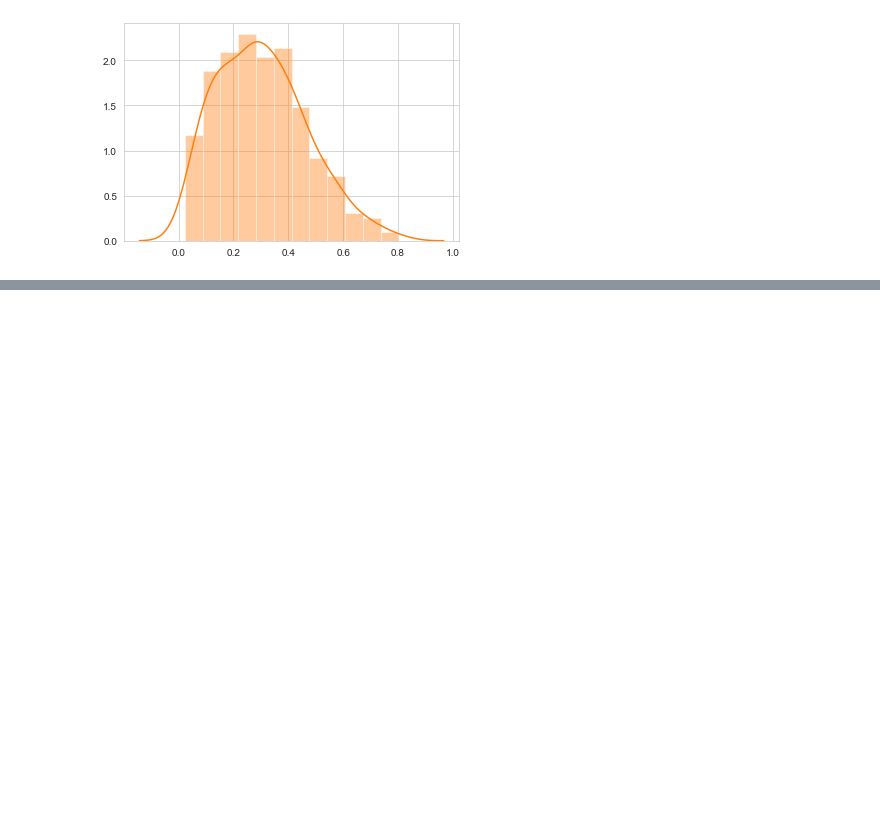
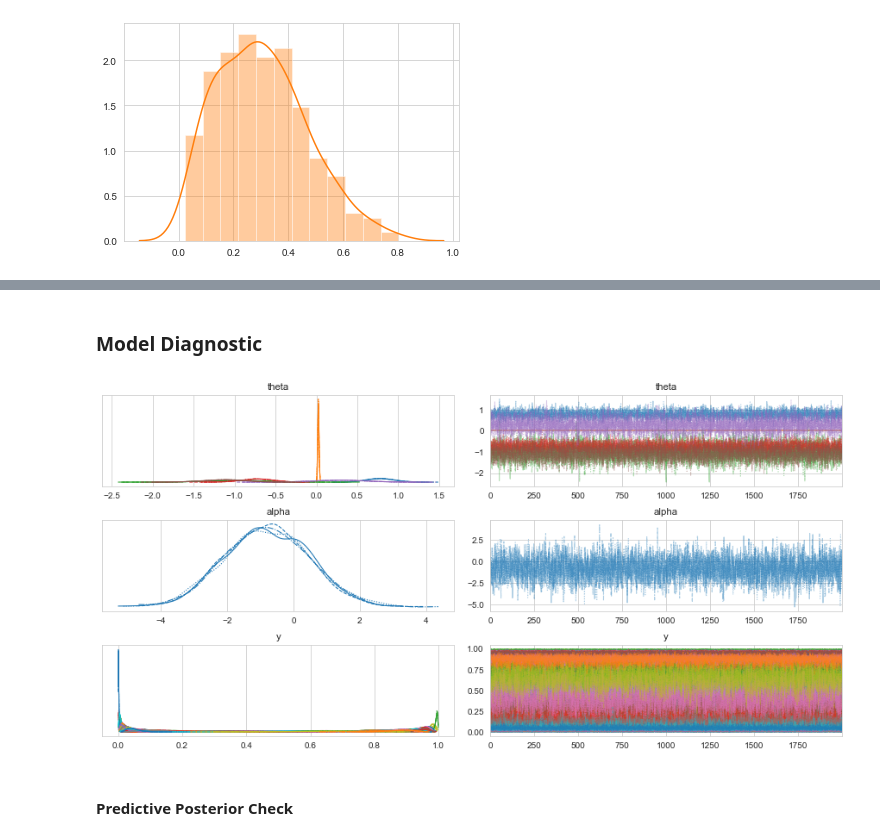
Before and after one commit to iammelvink/Heart-Disease-Project-AML, a Jupyter notebook: Heart_Disease_Project_Notebook.ipynb, the cells around one changed output, grey strips where cells are left out. Drawn from its saved outputs; the diff is of its cells as text; code cells hidden in the pictures; blank space fills up the shorter version.

Commit message:
Coded PML model

```diff
--- a/Heart_Disease_Project_Notebook.ipynb
+++ b/Heart_Disease_Project_Notebook.ipynb
@@ -1054,0 +1072,15 @@ sns.distplot(np.random.beta(a=2, b=4.5, size=302));
+# %%
+# Predictor Features
+X_pml = pml_data.loc[:, pml_data.columns != 'target']
+# %%
+with pm.Model() as heart_disease_model:
+    # Priors
+    Intercpet = pm.Normal('Intercept', 0, 5)
+    Theta = pm.Normal('Theta', 0, 5, shape=X_pml.shape[1])
+
+    mu = alpha + pm.math.matrix_dot(X_pml, theta)
+    y_lik = pm.Deterministic('y', pm.math.sigmoid(mu)) # mean computation
+
+    # Likelihood
+    y_obs = pm.Bernoulli(name='y-like', p=y_lik, observed=pml_data.target)
+    trace = pm.sample(draws=2000, tune=1000)
@@ -1054,0 +1094,8 @@ sns.distplot(np.random.beta(a=2, b=4.5, size=302));
+# %% [markdown]
+### Model Diagnostic
+# %%
+az.plot_trace(trace);
+# %% [output]
+[figure, added]
+# %% [markdown]
+#### Predictive Posterior Check
```
Also changed, not shown: parts of 15 cells of this notebook.
